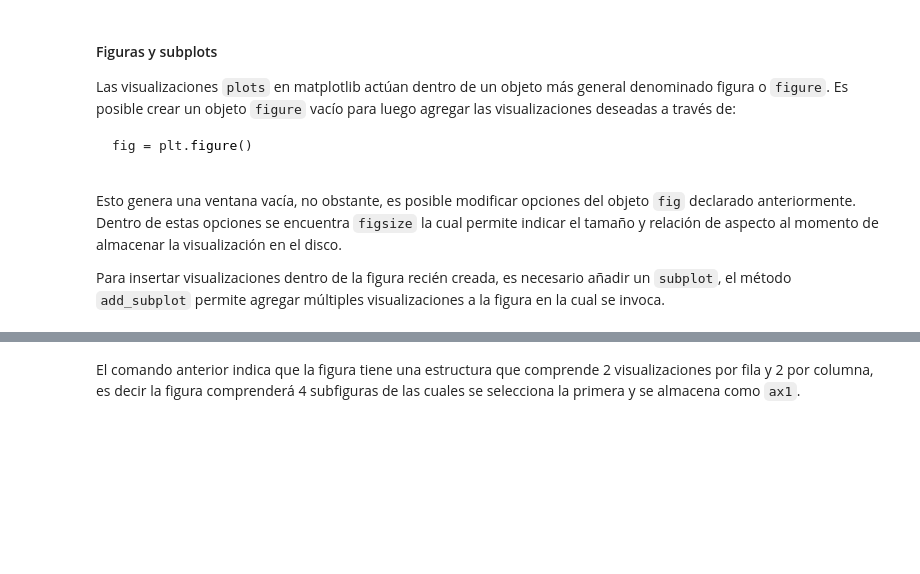
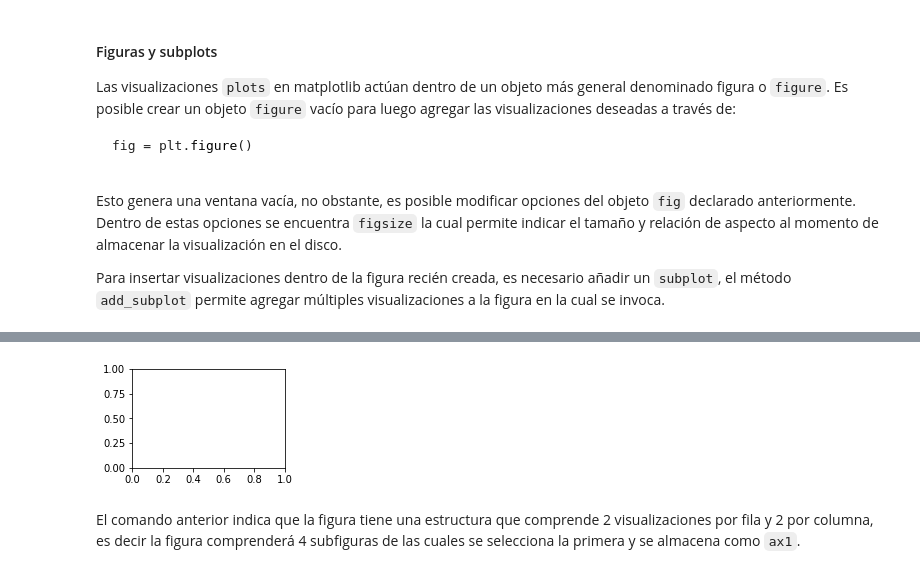
Before and after one commit to NicoCaro/DataScienceLab, a Jupyter notebook: S4/c8 pandas manejo 2 - visualizacion 1.ipynb, the cells around one changed output, grey strips where cells are left out. Saved outputs shown, nothing was run; the diff lists cells and outputs as text; code cells hidden in the pictures; blank space fills up the shorter version.

```diff
--- a/S4/c8 pandas manejo 2 - visualizacion 1.ipynb
+++ b/S4/c8 pandas manejo 2 - visualizacion 1.ipynb
@@ -775,5 +1120,8 @@ fig = plt.figure()
 # %%
+fig = plt.figure()
 ax1 = fig.add_subplot(2,2,1)
+# %% [output]
+[figure, added]
 # %% [markdown]
 El comando anterior indica que la figura tiene una estructura que comprende 2 visualizaciones por fila y 2 por columna, es decir la figura comprenderá 4 subfiguras de las cuales se selecciona la primera y se almacena como `ax1`.
 # %% [markdown]
```
Also changed, not shown: parts of 62 cells of this notebook.
